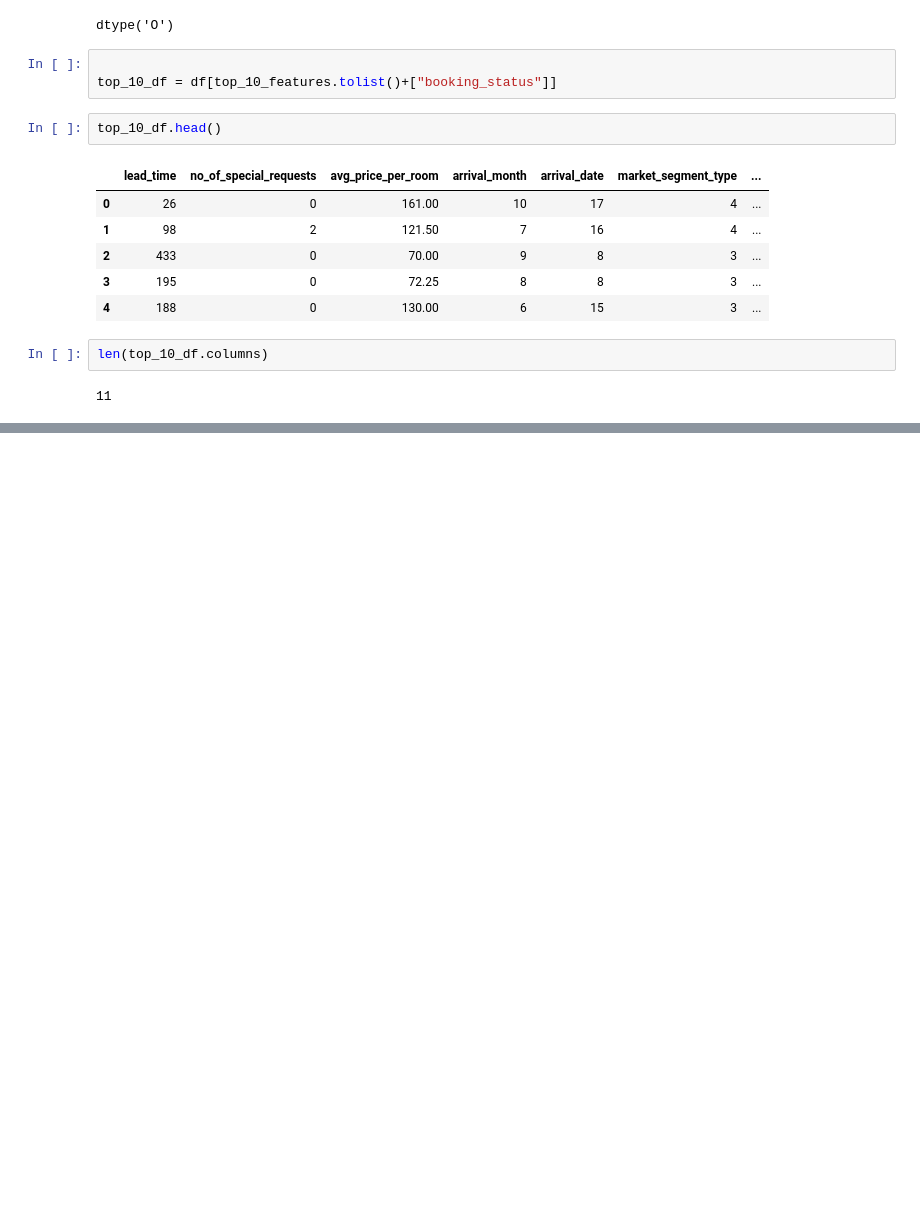
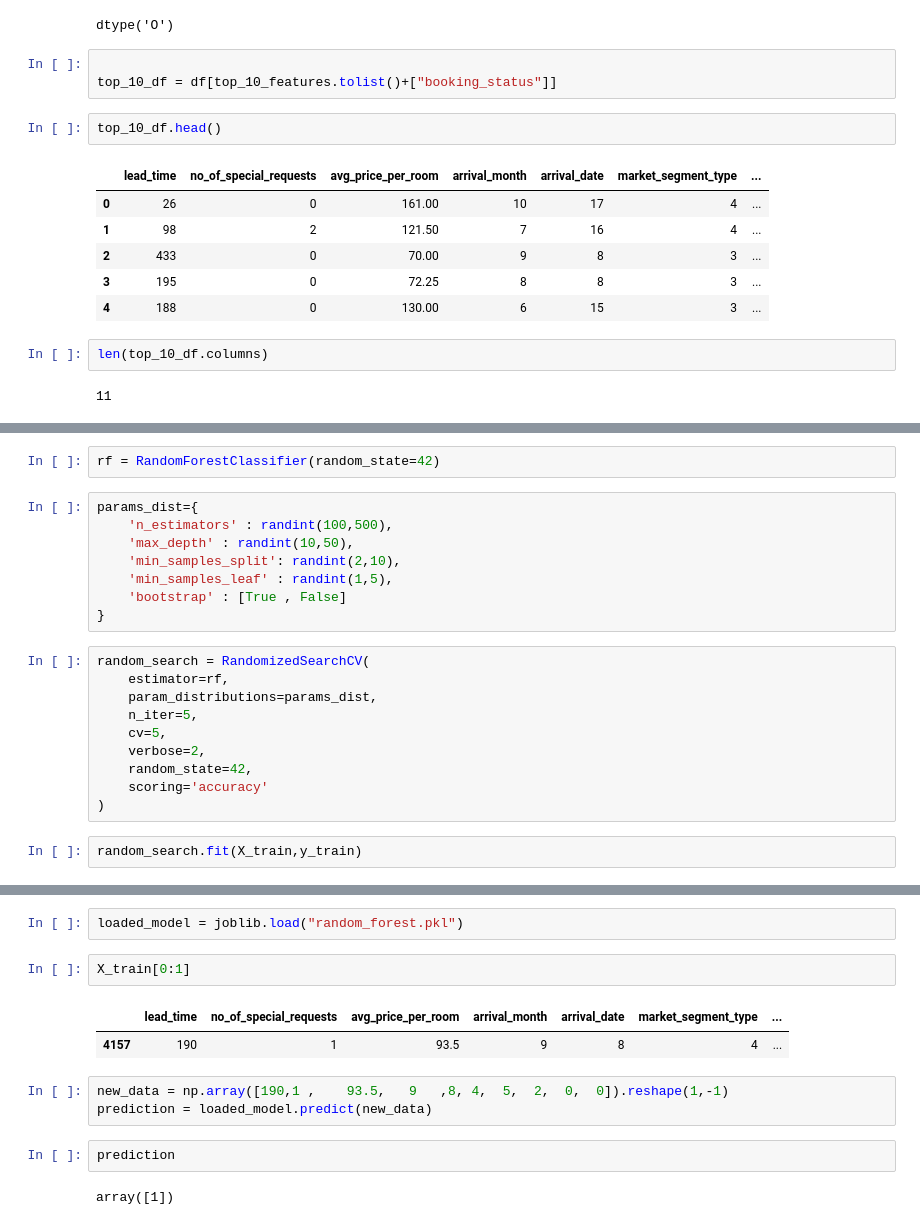
Before and after one commit to Sabiar-Hossain-liku/Hotel-Reservation-ML-Project, a Jupyter notebook: notebook/notebook.ipynb, the cells around one changed output, grey strips where cells are left out. Saved outputs shown, nothing was run; the diff lists cells and outputs as text; blank space fills up the shorter version.

```diff
--- a/notebook/notebook.ipynb
+++ b/notebook/notebook.ipynb
@@ -535,0 +629,22 @@ len(top_10_df.columns)
+# %%
+rf = RandomForestClassifier(random_state=42)
+# %%
+params_dist={
+    'n_estimators' : randint(100,500),
+    'max_depth' : randint(10,50),
+    'min_samples_split': randint(2,10),
+    'min_samples_leaf' : randint(1,5),
+    'bootstrap' : [True , False]
+}
+# %%
+random_search = RandomizedSearchCV(
+    estimator=rf,
+    param_distributions=params_dist,
+    n_iter=5,
+    cv=5,
+    verbose=2,
+    random_state=42,
+    scoring='accuracy'
+)
+# %%
+random_search.fit(X_train,y_train)
@@ -535,0 +705,14 @@ len(top_10_df.columns)
+# %%
+loaded_model = joblib.load("random_forest.pkl")
+# %%
+X_train[0:1]
+# %% [output]
+|  | lead_time | no_of_special_requests | avg_price_per_room | arrival_month | arrival_date | market_segment_type | ... |
+| 4157 | 190 | 1 | 93.5 | 9 | 8 | 4 | ... |
+# %%
+new_data = np.array([190,1 ,	93.5,	9	,8,	4,	5,	2,	0,	0]).reshape(1,-1)
+prediction = loaded_model.predict(new_data)
+# %%
+prediction
+# %% [output]
+array([1])
```
Also changed, not shown: parts of 19 cells of this notebook, 6 other files.
